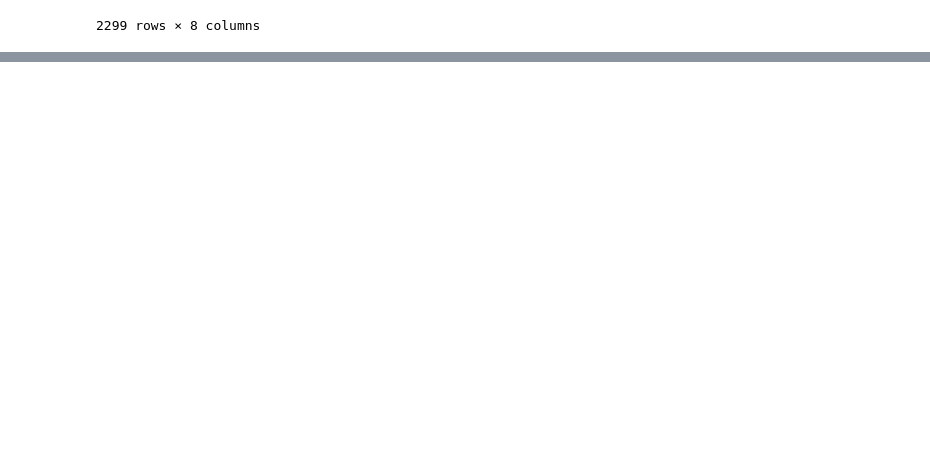
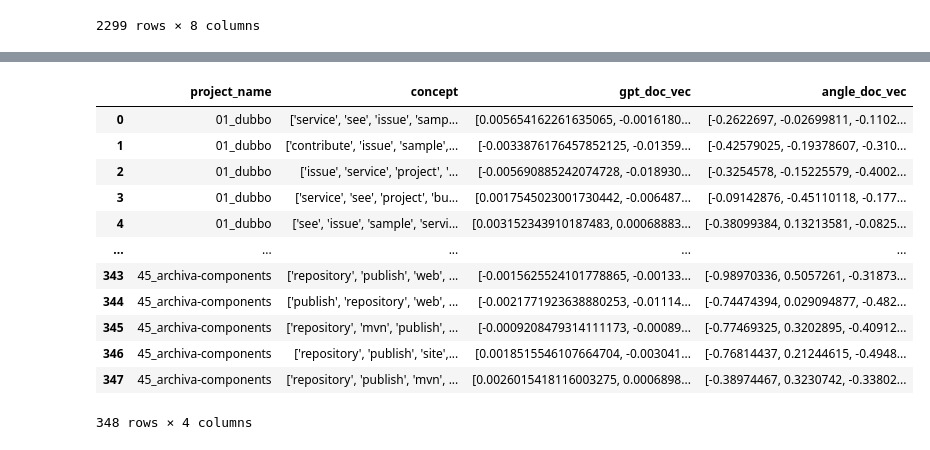
Before and after one commit to zakipauzi/concept-domain-coverage, a Jupyter notebook: 2_vectorising.ipynb, the cells around one changed output, grey strips where cells are left out. Cells and saved outputs as stored; diff of their text form; code cells hidden in the pictures; blank space fills up the shorter version.

```diff
--- a/2_vectorising.ipynb
+++ b/2_vectorising.ipynb
@@ -808,0 +814,10 @@ doc_domain_sim_df.to_csv("sim_doc_domain_df.csv", index=False)
+# %%
+new_doc_df_list = []
+
+for prefix in range(1,46):
+    if prefix<10:
+        prefix = '0' + str(prefix)
+    new_doc_df_list.append(doc_domain_sim_df[doc_domain_sim_df['project_name'].str.startswith(str(prefix))][['project_name', 'concept']][:doc_num_list[int(prefix)-1]])
+# %%
+new_doc_df = pd.concat(new_doc_df_list, ignore_index=True)
+new_doc_df
@@ -808,0 +938,36 @@ doc_domain_sim_df.to_csv("sim_doc_domain_df.csv", index=False)
+# %%
+gpt_doc_flattened_vec_list = [x for sub in gpt_doc_vec_list for x in sub] # 45 vecs
+angle_doc_flattened_vec_list = [x for sub in angle_doc_vec_list for x in sub] # 313 vecs
+
+gpt_doc_flattened_vec_list = [x[0] for x in gpt_doc_flattened_vec_list]
+angle_doc_flattened_vec_list = [x[0] for x in angle_doc_flattened_vec_list]
+
+new_doc_df["gpt_doc_vec"] = gpt_doc_flattened_vec_list
+doc_domain_sim_df["angle_doc_vec"] = angle_doc_flattened_vec_list
+doc_domain_sim_df = doc_domain_sim_df[["project_name", "concept", "angle_doc_vec"]]
+
+new_doc_df_list = []
+
+for prefix in range(1,46):
+    if prefix<10:
+        prefix = '0' + str(prefix)
+    new_doc_df_list.append(doc_domain_sim_df[doc_domain_sim_df['project_name'].str.startswith(str(prefix))][['project_name', 'concept', 'angle_doc_vec']][:doc_num_list[int(prefix)-1]])
+
+new_angle_doc_df = pd.concat(new_doc_df_list, ignore_index=True)
+doc_vec_df = new_doc_df.copy()
+doc_vec_df["angle_doc_vec"] = new_angle_doc_df["angle_doc_vec"]
+doc_vec_df
+# %% [output]
+|  | project_name | concept | gpt_doc_vec | angle_doc_vec |
+| 0 | 01_dubbo | ['service', 'see', 'issue', 'samp... | [0.005654162261635065, -0.0016180... | [-0.2622697, -0.02699811, -0.1102... |
+| 1 | 01_dubbo | ['contribute', 'issue', 'sample',... | [-0.0033876176457852125, -0.01359... | [-0.42579025, -0.19378607, -0.310... |
+| 2 | 01_dubbo | ['issue', 'service', 'project', '... | [-0.005690885242074728, -0.018930... | [-0.3254578, -0.15225579, -0.4002... |
+| 3 | 01_dubbo | ['service', 'see', 'project', 'bu... | [0.0017545023001730442, -0.006487... | [-0.09142876, -0.45110118, -0.177... |
+| 4 | 01_dubbo | ['see', 'issue', 'sample', 'servi... | [0.003152343910187483, 0.00068883... | [-0.38099384, 0.13213581, -0.0825... |
+| ... | ... | ... | ... | ... |
+| 343 | 45_archiva-components | ['repository', 'publish', 'web', ... | [-0.0015625524101778865, -0.00133... | [-0.98970336, 0.5057261, -0.31873... |
+| 344 | 45_archiva-components | ['publish', 'repository', 'web', ... | [-0.0021771923638880253, -0.01114... | [-0.74474394, 0.029094877, -0.482... |
+| 345 | 45_archiva-components | ['repository', 'mvn', 'publish', ... | [-0.0009208479314111173, -0.00089... | [-0.77469325, 0.3202895, -0.40912... |
+| 346 | 45_archiva-components | ['repository', 'publish', 'site',... | [0.0018515546107664704, -0.003041... | [-0.76814437, 0.21244615, -0.4948... |
+| 347 | 45_archiva-components | ['repository', 'publish', 'mvn', ... | [0.0026015418116003275, 0.0006898... | [-0.38974467, 0.3230742, -0.33802... |
+348 rows × 4 columns
```
Also changed, not shown: parts of 14 cells of this notebook, 2 other files.
